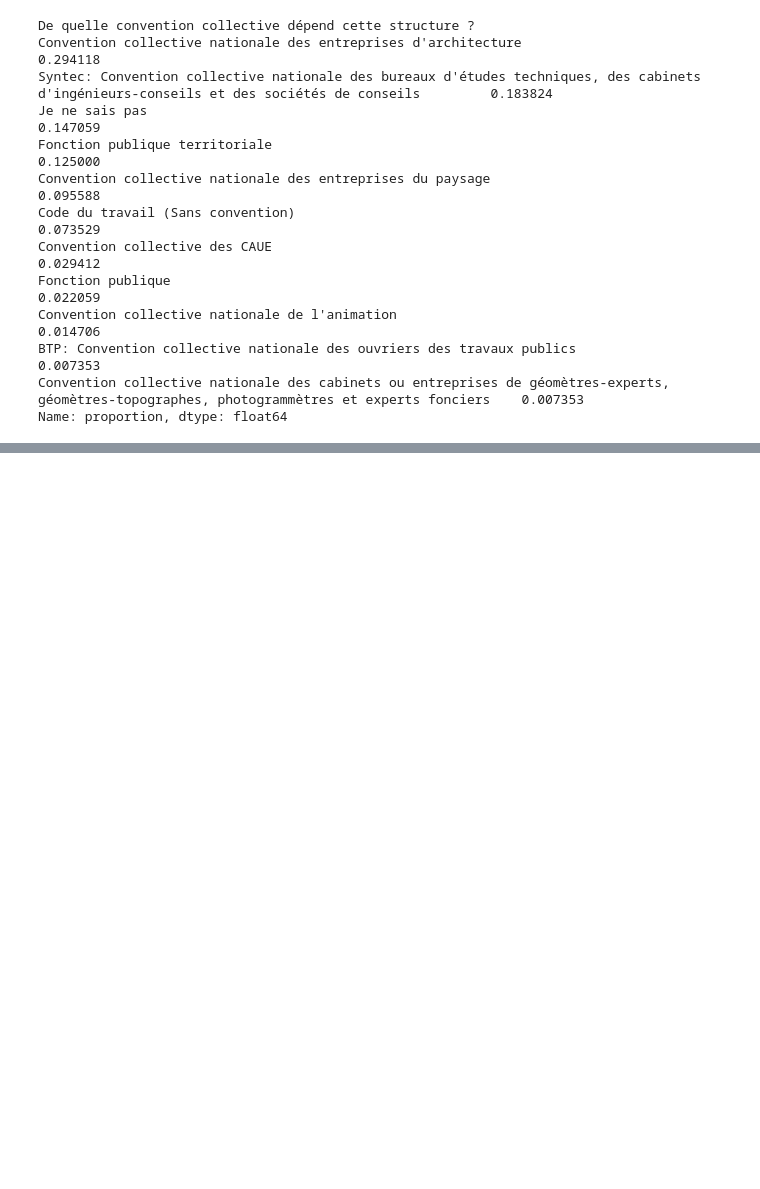
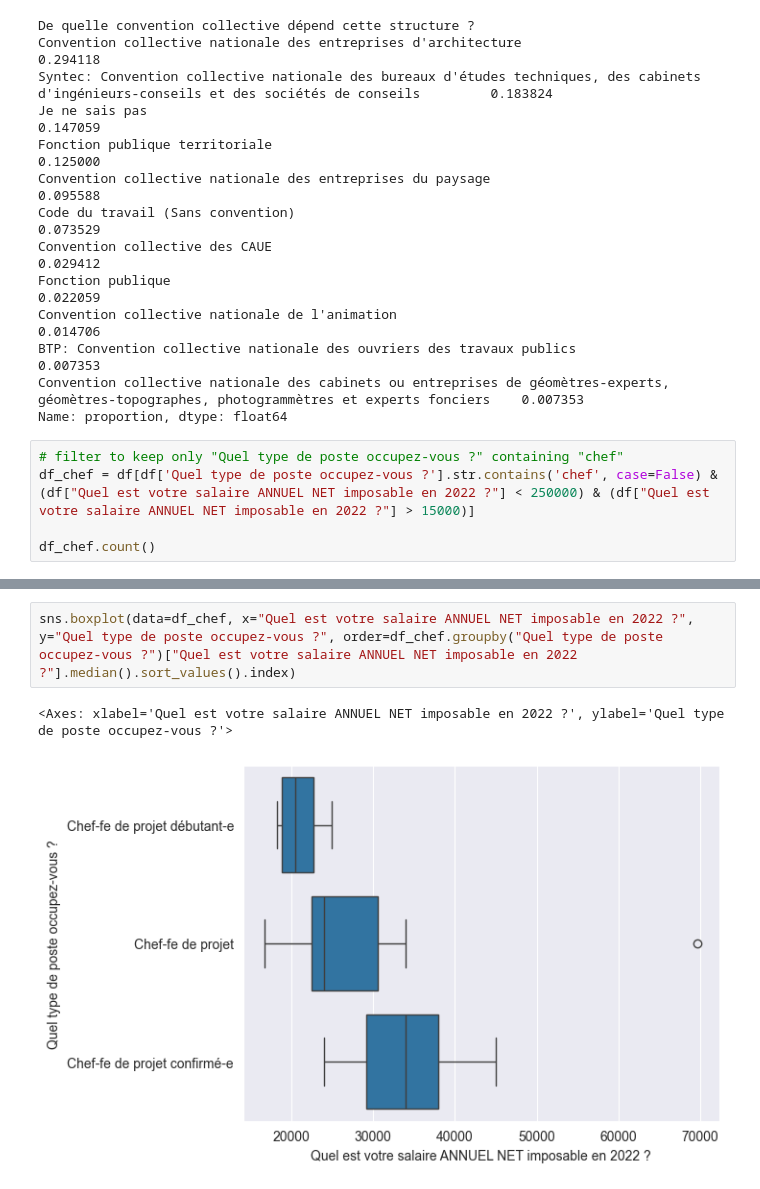
Before and after one commit to facettespaysages/etude-salariale, a Jupyter notebook: etude_remuneration_2022.ipynb, the cells around one changed output, grey strips where cells are left out. Saved outputs shown, nothing was run; the diff lists cells and outputs as text; blank space fills up the shorter version.

Commit message:
analyse chef de projet

```diff
--- a/etude_remuneration_2022.ipynb
+++ b/etude_remuneration_2022.ipynb
@@ -111,3 +111,8 @@ Convention collective nationale de l'animation
 BTP: Convention collective nationale des ouvriers des travaux publics                                                                           0.007353
 Convention collective nationale des cabinets ou entreprises de géomètres-experts, géomètres-topographes, photogrammètres et experts fonciers    0.007353
 Name: proportion, dtype: float64
+# %%
+# filter to keep only "Quel type de poste occupez-vous ?" containing "chef"
+df_chef = df[df['Quel type de poste occupez-vous ?'].str.contains('chef', case=False) & (df["Quel est votre salaire ANNUEL NET imposable en 2022 ?"] < 250000) & (df["Quel est votre salaire ANNUEL NET imposable en 2022 ?"] > 15000)]
+
+df_chef.count()
@@ -113,0 +137,5 @@ Name: proportion, dtype: float64
+# %%
+sns.boxplot(data=df_chef, x="Quel est votre salaire ANNUEL NET imposable en 2022 ?", y="Quel type de poste occupez-vous ?", order=df_chef.groupby("Quel type de poste occupez-vous ?")["Quel est votre salaire ANNUEL NET imposable en 2022 ?"].median().sort_values().index)
+# %% [output]
+<Axes: xlabel='Quel est votre salaire ANNUEL NET imposable en 2022 ?', ylabel='Quel type de poste occupez-vous ?'>
+[figure, added]
```
Also changed, not shown: parts of 4 cells of this notebook, 8 other files.
